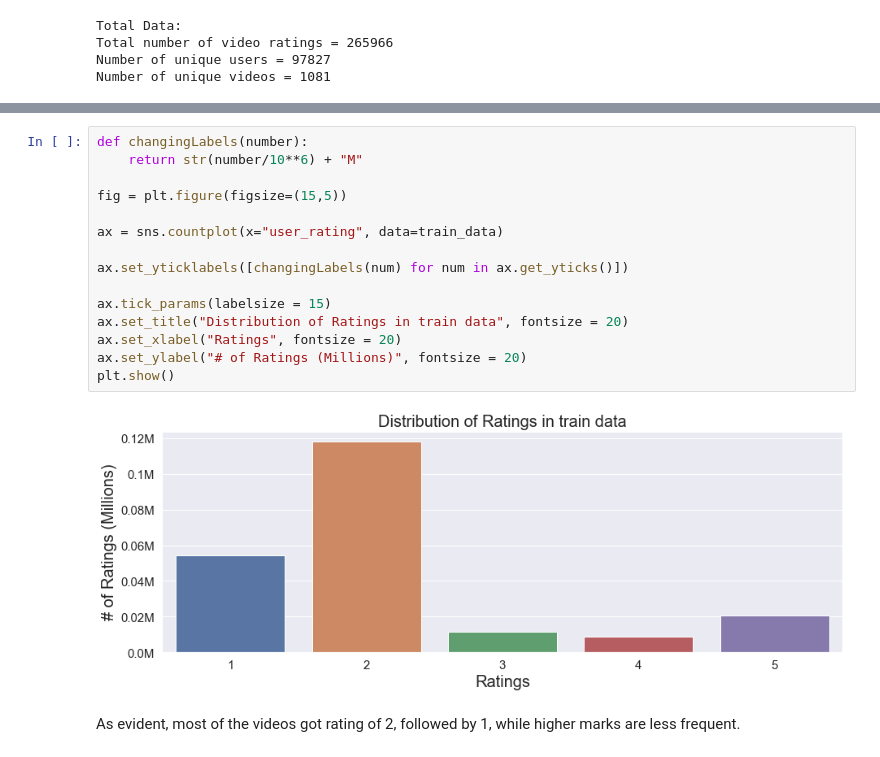
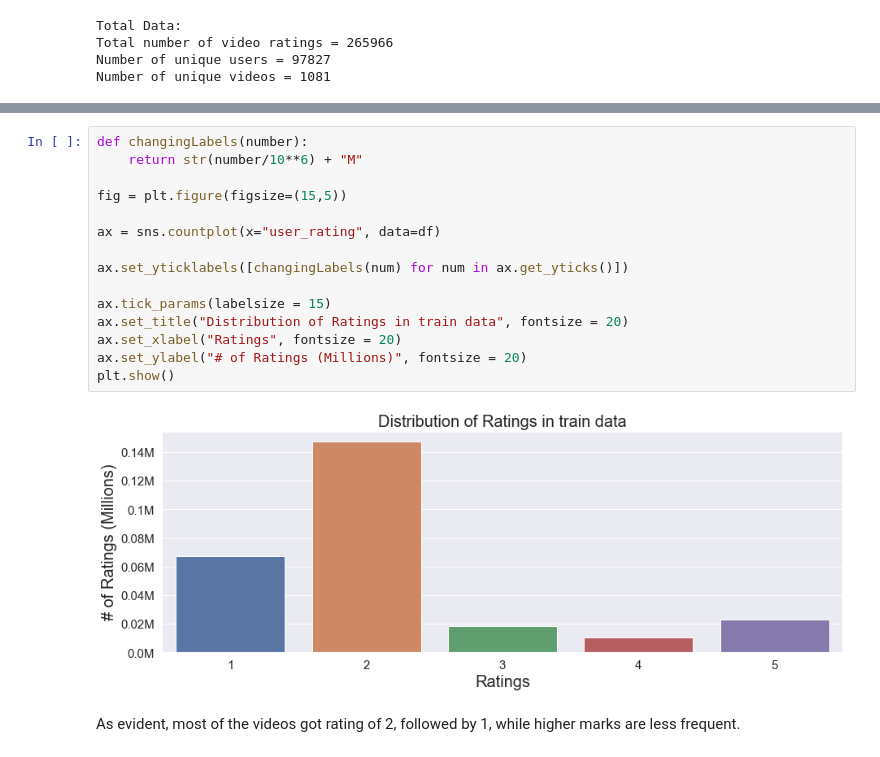
Before and after one commit to apalladin/coub_recommender, a Jupyter notebook: recommender_coub_final.ipynb, the cells around one changed output, grey strips where cells are left out. Cells and saved outputs as stored; diff of their text form.

```diff
--- a/recommender_coub_final.ipynb
+++ b/recommender_coub_final.ipynb
@@ -1163,20 +1151,20 @@ train_data.shape, test_data.shape
 # %%
 def changingLabels(number):
     return str(number/10**6) + "M"
 
 fig = plt.figure(figsize=(15,5))
 
-ax = sns.countplot(x="user_rating", data=train_data)
+ax = sns.countplot(x="user_rating", data=df)
 
 ax.set_yticklabels([changingLabels(num) for num in ax.get_yticks()])
 
 ax.tick_params(labelsize = 15)
 ax.set_title("Distribution of Ratings in train data", fontsize = 20)
 ax.set_xlabel("Ratings", fontsize = 20)
 ax.set_ylabel("# of Ratings (Millions)", fontsize = 20)
 plt.show()
 # %% [output]
-[figure, old version]
+[figure, new version]
 # %% [markdown]
 As evident, most of the videos got rating of 2, followed by 1, while higher marks are less frequent.
 # %%
```
Also changed, not shown: parts of 25 cells of this notebook, 2 other files.
